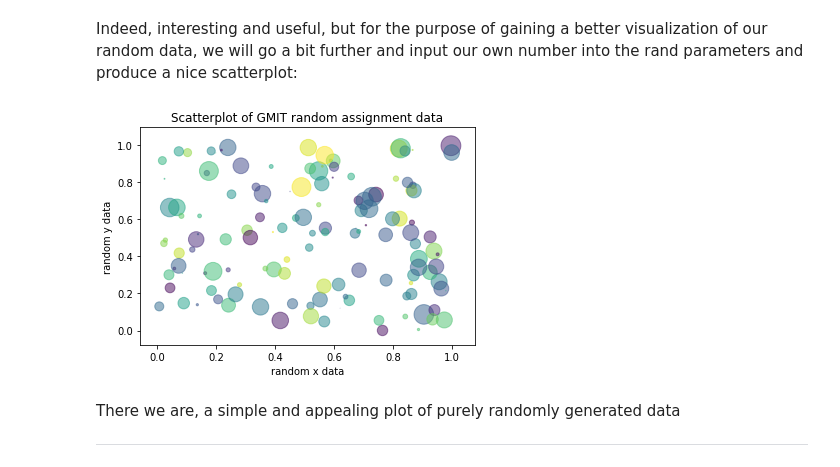
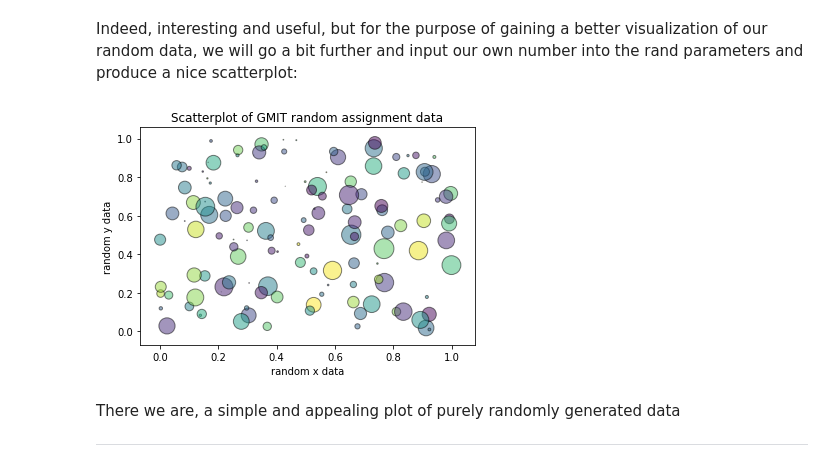
Before and after one commit to Datagatherer2357/Practical-Assignment-Programming-for-data-analysis-GMIT, a Jupyter notebook: practical-assignment-numpy.random.ipynb, the cells around one changed output. Saved outputs shown, nothing was run; the diff lists cells and outputs as text; code cells hidden in the pictures.

```diff
--- a/practical-assignment-numpy.random.ipynb
+++ b/practical-assignment-numpy.random.ipynb
@@ -156,25 +156,26 @@ Indeed, interesting and useful, but for the purpose of gaining a better visualiz
 # %%
 import numpy as np
 import matplotlib.pyplot
 
 # Creating our random scatteplot data [4].
 
 num = 135 # Number of random data points
 x = np.random.rand(num) # plots the random data positions (x and y axes)
 y = np.random.rand(num)
 colors = np.random.rand(num) # Using the random.rand function to create random colours on our points
 area = (20 * np.random.rand(num))**2  # This will determine the size properties of our scatter radii points
 
 # Setting the parameters of our plot [4].
 
-plt.scatter(x, y, s=area, c=colors, alpha=0.5)  # "s" plots an array like shape; "c" plots the colour sequence;
-                                                # "alpha" is the blending value between 0 (transparent) and 1 (opaque).
+plt.scatter(x, y, s=area, c=colors, alpha=0.5, edgecolor = 'black') # "s" plots an array like shape; "c" plots the colour sequence;
+                                                                    # "alpha" is the blending value between 0 (transparent) and 1 (opaque).
+                                                                    # edgecolour adds edge colours to the radii points
 plt.title('Scatterplot of GMIT random assignment data') # For labelling our visible title
 plt.xlabel('random x data') # labelling my x axis
 plt.ylabel('random y data') # labelling my y axis
 plt.show()
 # %% [output]
-[figure, old version]
+[figure, new version]
 # %% [markdown]
 There we are, a simple and appealing plot of purely randomly generated data
 
```
Also changed, not shown: parts of 6 cells of this notebook.
